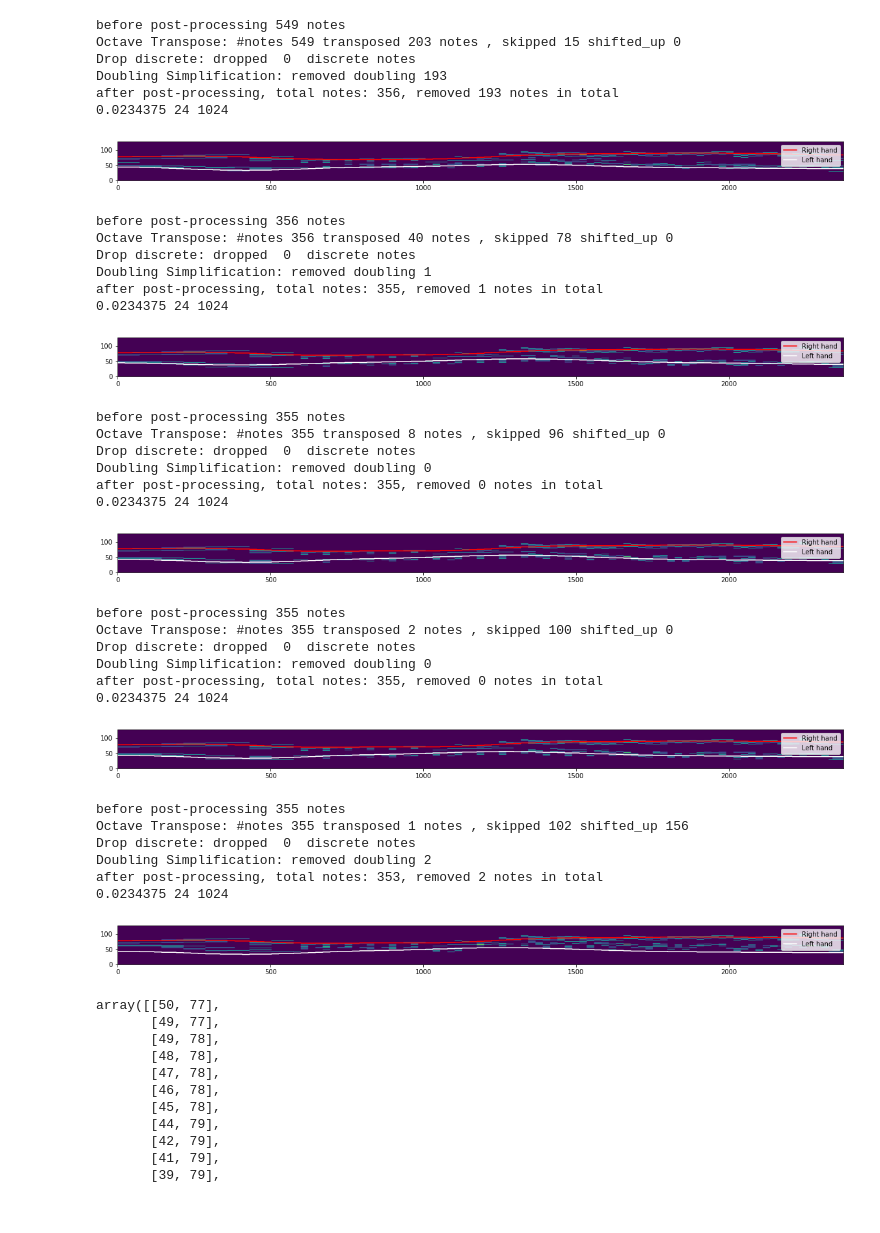
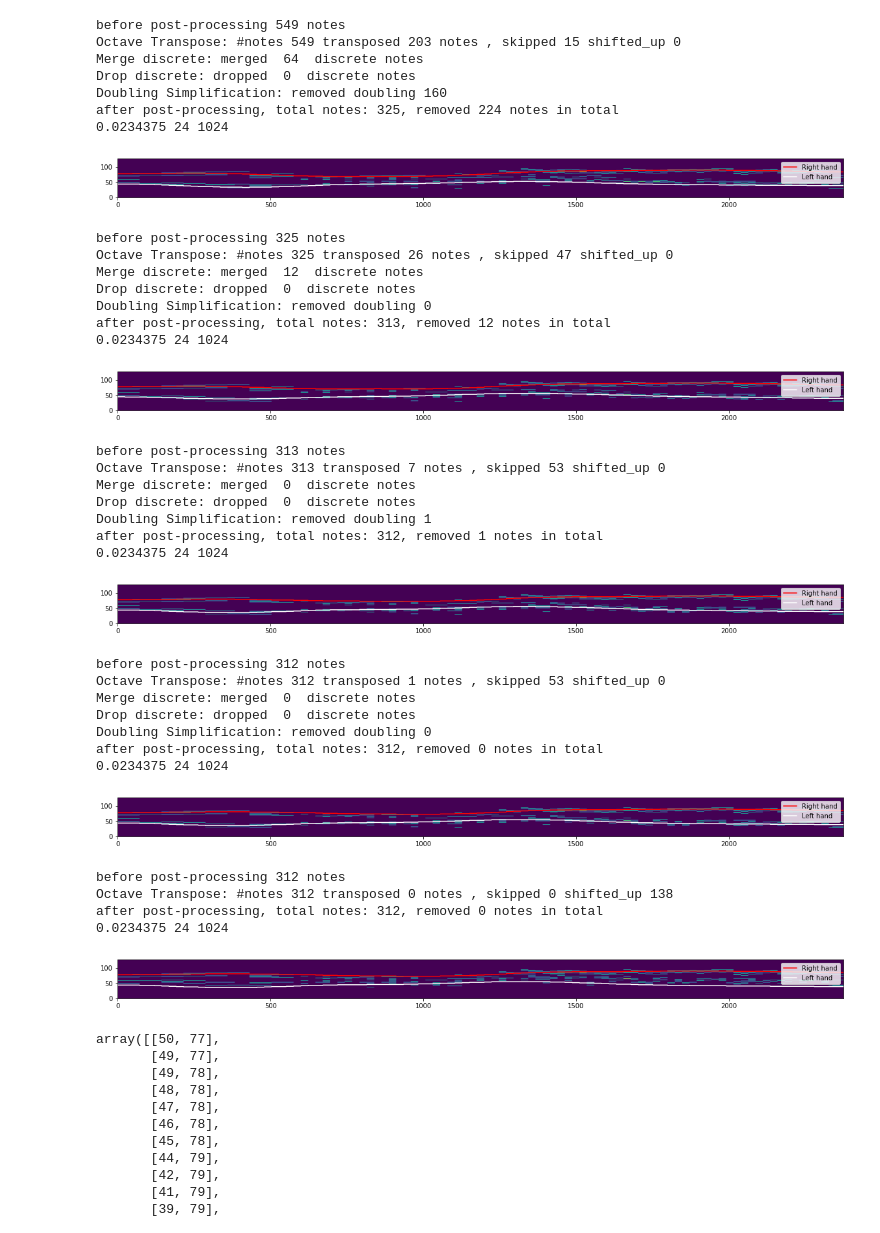
Before and after one commit to ChanTszKit/MIDI-BERT-2, a Jupyter notebook: postprocessing.ipynb, the cells around one changed output. Drawn from its saved outputs; the diff is of its cells as text; code cells hidden in the pictures.

```diff
--- a/postprocessing.ipynb
+++ b/postprocessing.ipynb
@@ -336,12 +336,12 @@ def octave_transpose(transpose_notes, tick_per_beat,threshold=10,center_threshol
                 left_highest_pitch=max(cached_left_notes, key=lambda n:n[1].pitch)[1].pitch
                 right_lowest_pitch=min(cached_right_notes, key=lambda n:n[1].pitch)[1].pitch
                 #print(left_highest_pitch,right_lowest_pitch,right_lowest_pitch-left_highest_pitch)
-                if shiftbase and right_lowest_pitch-left_highest_pitch>12:
+                if shiftbase and right_lowest_pitch-left_highest_pitch>14:
                     #print('shift up')
                     #print('shift up ',cached_left_notes[0][1].start//tick_per_beat,cached_left_notes,cached_right_notes)
                     for cached_note in cached_left_notes:
                         shift_up_count+=1
-                        transpose_notes[cached_note[0]].pitch+=14
+                        transpose_notes[cached_note[0]].pitch+=12
 
         if len(cached_left_notes)>0 and current_beat>cached_left_notes[0][1].start//tick_per_beat:
                 cached_left_notes=[]
@@ -356,7 +356,7 @@ def octave_transpose(transpose_notes, tick_per_beat,threshold=10,center_threshol
                 #print('added to right')
                 cached_right_notes.append([note_idx,note])
         if shiftbase:
-        continue
+            continue
         #------------------end shift up----------------------------------
 
         if abs_distance_to_centers[closest_center]>max_semitone_distance:
@@ -434,7 +434,10 @@ def doubling_simplification(notes,centers_per_beat, tick_per_beat):
                 if note_count>threshold:
                     #remove doubling
                     delete_count = note_count-threshold
-                    delete_candidates.sort(key=lambda x:x.pitch)
+                    if group==0:
+                        delete_candidates.sort(key=lambda x:x.pitch)
+                    else:
+                        delete_candidates.sort(key=lambda x:x.pitch,reverse=True)
                     delete_candidates = delete_candidates[0:delete_count]
                     for note in delete_candidates:
                         delete.append(note)
@@ -547,7 +550,7 @@ print(f'before post-processing {org_notes} notes')
 notes = trim_long_notes(notes, tick_per_beat)
 #notes,centers_per_beat,range_per_beat = octave_transpose(notes, tick_per_beat,mode='centroid')
 notes,centers_per_beat,range_per_beat = octave_transpose(notes, tick_per_beat,mode='minmax')
-#notes = merge_discrete_note(notes,tick_per_beat)
+notes = merge_discrete_note(notes,tick_per_beat)
 notes = drop_discrete_note(notes,tick_per_beat)
 notes = doubling_simplification(notes,centers_per_beat, tick_per_beat)
 cur_notes=len(notes)
@@ -562,8 +565,8 @@ while True:
     org_notes=len(notes)
     print(f'before post-processing {org_notes} notes')
     notes = trim_long_notes(notes, tick_per_beat)
-    notes,centers_per_beat,range_per_beat = octave_transpose(notes, tick_per_beat,1,1,range_per_beat,mode='minmax',shiftbase=False)
-    #notes = merge_discrete_note(notes,tick_per_beat)
+    notes,centers_per_beat,range_per_beat = octave_transpose(notes, tick_per_beat,3,5,range_per_beat,mode='minmax')
+    notes = merge_discrete_note(notes,tick_per_beat)
     notes = drop_discrete_note(notes,tick_per_beat)
     notes = doubling_simplification(notes,centers_per_beat, tick_per_beat)
     cur_notes=len(notes)
@@ -572,53 +575,55 @@ while True:
     write_midi(notes, "post_processed.mid", tick_per_beat)
     run+=1
     #termination
     if org_notes-cur_notes==0 and run>=minimum_runs:
         break
 
 notes,tick_per_beat = read_midi("post_processed.mid")
 org_notes=len(notes)
 print(f'before post-processing {org_notes} notes')
-notes,centers_per_beat,range_per_beat = octave_transpose(notes, tick_per_beat,1,1,range_per_beat,mode='minmax',shiftbase=True)
+notes,_,range_per_beat = octave_transpose(notes, tick_per_beat,1,1,range_per_beat,mode='minmax',shiftbase=True)
 cur_notes=len(notes)
 print(f'after post-processing, total notes: {cur_notes}, removed {org_notes-cur_notes} notes in total')
 visualize(notes,tick_per_beat,centers_per_beat=centers_per_beat,range_per_beat=None,length=5000)
 write_midi(notes, "post_processed.mid", tick_per_beat)
 # %% [output]
 before post-processing 549 notes
 Octave Transpose: #notes 549 transposed 203 notes , skipped 15 shifted_up 0
+Merge discrete: merged  64  discrete notes
 Drop discrete: dropped  0  discrete notes
-Doubling Simplification: removed doubling 193
-after post-processing, total notes: 356, removed 193 notes in total
+Doubling Simplification: removed doubling 160
+after post-processing, total notes: 325, removed 224 notes in total
 0.0234375 24 1024
 [figure]
-before post-processing 356 notes
-Octave Transpose: #notes 356 transposed 40 notes , skipped 78 shifted_up 0
+before post-processing 325 notes
+Octave Transpose: #notes 325 transposed 26 notes , skipped 47 shifted_up 0
+Merge discrete: merged  12  discrete notes
 Drop discrete: dropped  0  discrete notes
-Doubling Simplification: removed doubling 1
-after post-processing, total notes: 355, removed 1 notes in total
+Doubling Simplification: removed doubling 0
+after post-processing, total notes: 313, removed 12 notes in total
 0.0234375 24 1024
 [figure]
-before post-processing 355 notes
-Octave Transpose: #notes 355 transposed 8 notes , skipped 96 shifted_up 0
+before post-processing 313 notes
+Octave Transpose: #notes 313 transposed 7 notes , skipped 53 shifted_up 0
+Merge discrete: merged  0  discrete notes
 Drop discrete: dropped  0  discrete notes
-Doubling Simplification: removed doubling 0
-after post-processing, total notes: 355, removed 0 notes in total
+Doubling Simplification: removed doubling 1
+after post-processing, total notes: 312, removed 1 notes in total
 0.0234375 24 1024
 [figure]
-before post-processing 355 notes
-Octave Transpose: #notes 355 transposed 2 notes , skipped 100 shifted_up 0
+before post-processing 312 notes
+Octave Transpose: #notes 312 transposed 1 notes , skipped 53 shifted_up 0
+Merge discrete: merged  0  discrete notes
 Drop discrete: dropped  0  discrete notes
 Doubling Simplification: removed doubling 0
-after post-processing, total notes: 355, removed 0 notes in total
+after post-processing, total notes: 312, removed 0 notes in total
 0.0234375 24 1024
 [figure]
-before post-processing 355 notes
-Octave Transpose: #notes 355 transposed 1 notes , skipped 102 shifted_up 156
-Drop discrete: dropped  0  discrete notes
-Doubling Simplification: removed doubling 2
-after post-processing, total notes: 353, removed 2 notes in total
+before post-processing 312 notes
+Octave Transpose: #notes 312 transposed 0 notes , skipped 0 shifted_up 138
+after post-processing, total notes: 312, removed 0 notes in total
 0.0234375 24 1024
-[figure, old version]
+[figure, new version]
 # %%
 centers_per_beat
 # %% [output]
```
